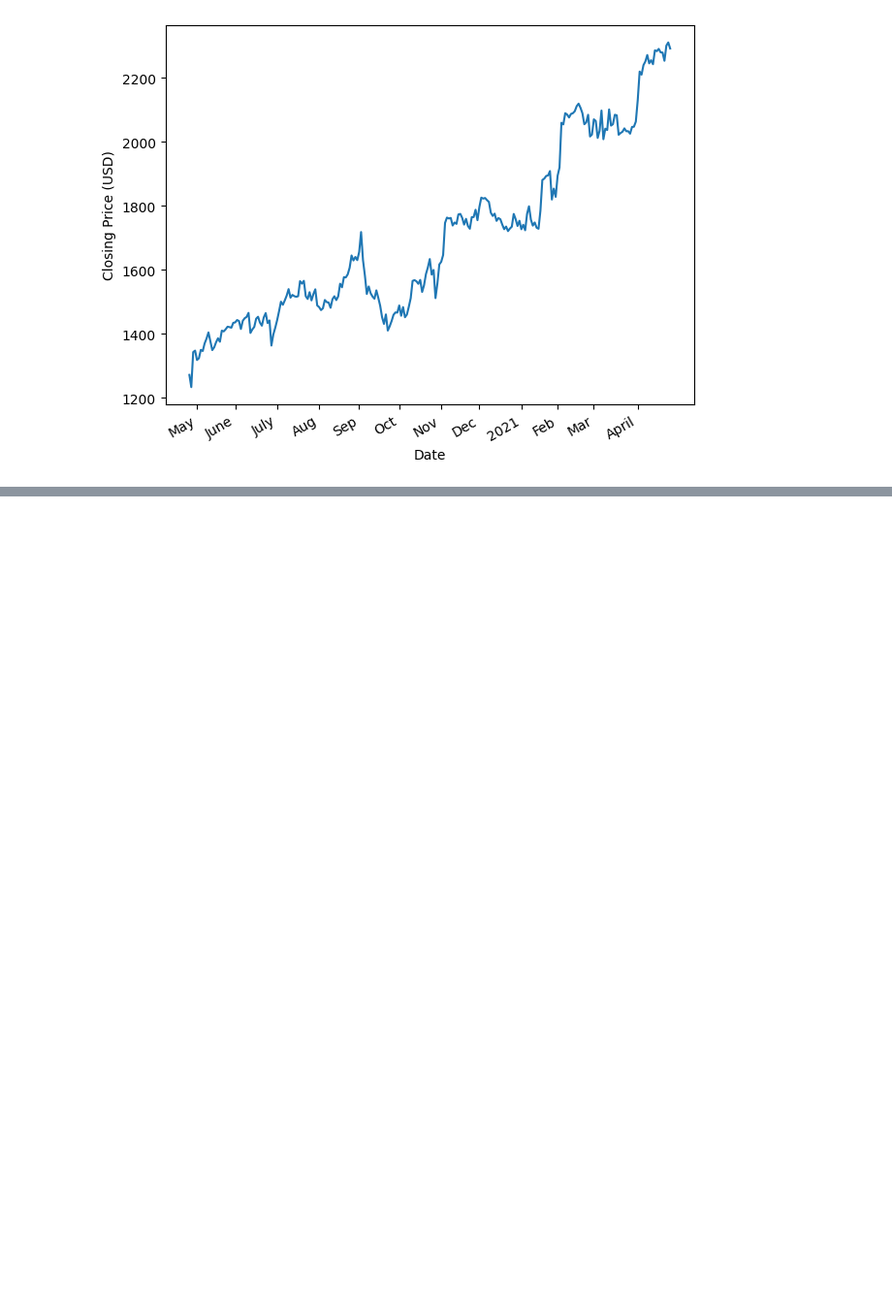
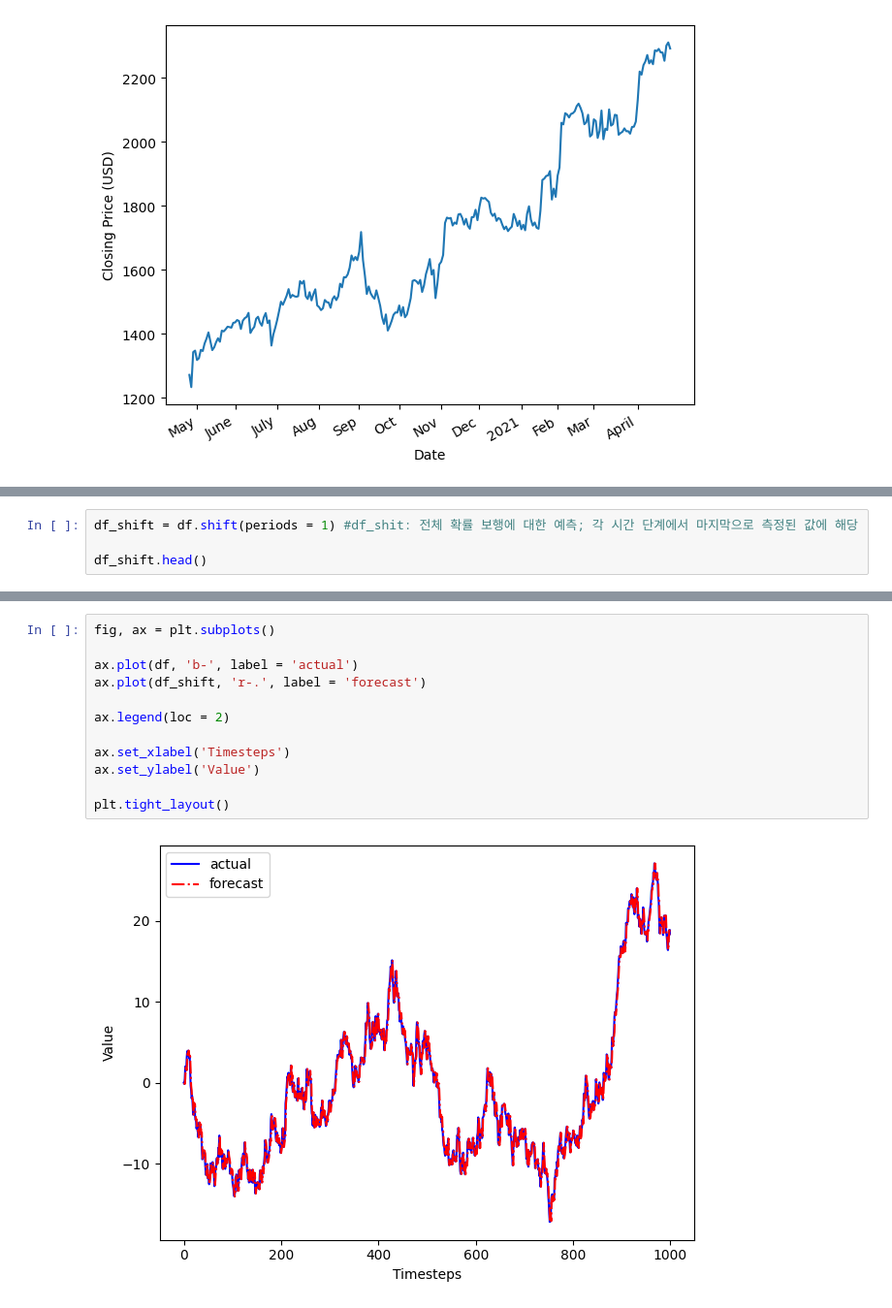
Before and after one commit to mskcho00/TimeSeries-Self-Practice, a Jupyter notebook: 3(Random Walk).ipynb, the cells around one changed output, grey strips where cells are left out. Shown at 97% size. Drawn from its saved outputs; the diff is of its cells as text; blank space fills up the shorter version.

```diff
--- a/3(Random Walk).ipynb
+++ b/3(Random Walk).ipynb
@@ -229,0 +459,4 @@ plt.tight_layout()
+# %%
+df_shift = df.shift(periods = 1) #df_shit: 전체 확률 보행에 대한 예측; 각 시간 단계에서 마지막으로 측정된 값에 해당
+
+df_shift.head()
@@ -229,0 +470,14 @@ plt.tight_layout()
+# %%
+fig, ax = plt.subplots()
+
+ax.plot(df, 'b-', label = 'actual')
+ax.plot(df_shift, 'r-.', label = 'forecast')
+
+ax.legend(loc = 2)
+
+ax.set_xlabel('Timesteps')
+ax.set_ylabel('Value')
+
+plt.tight_layout()
+# %% [output]
+[figure, added]
```
Also changed, not shown: parts of 34 cells of this notebook, 2 other files.
